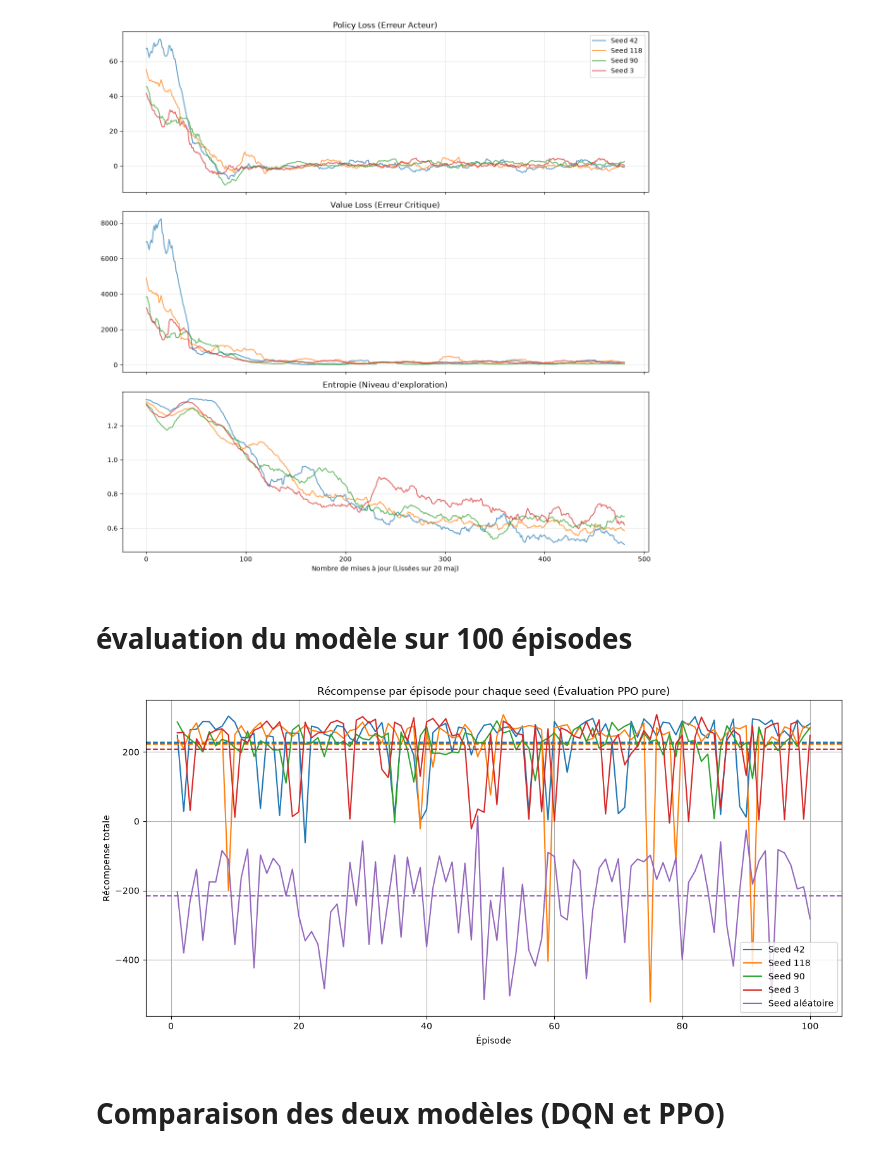
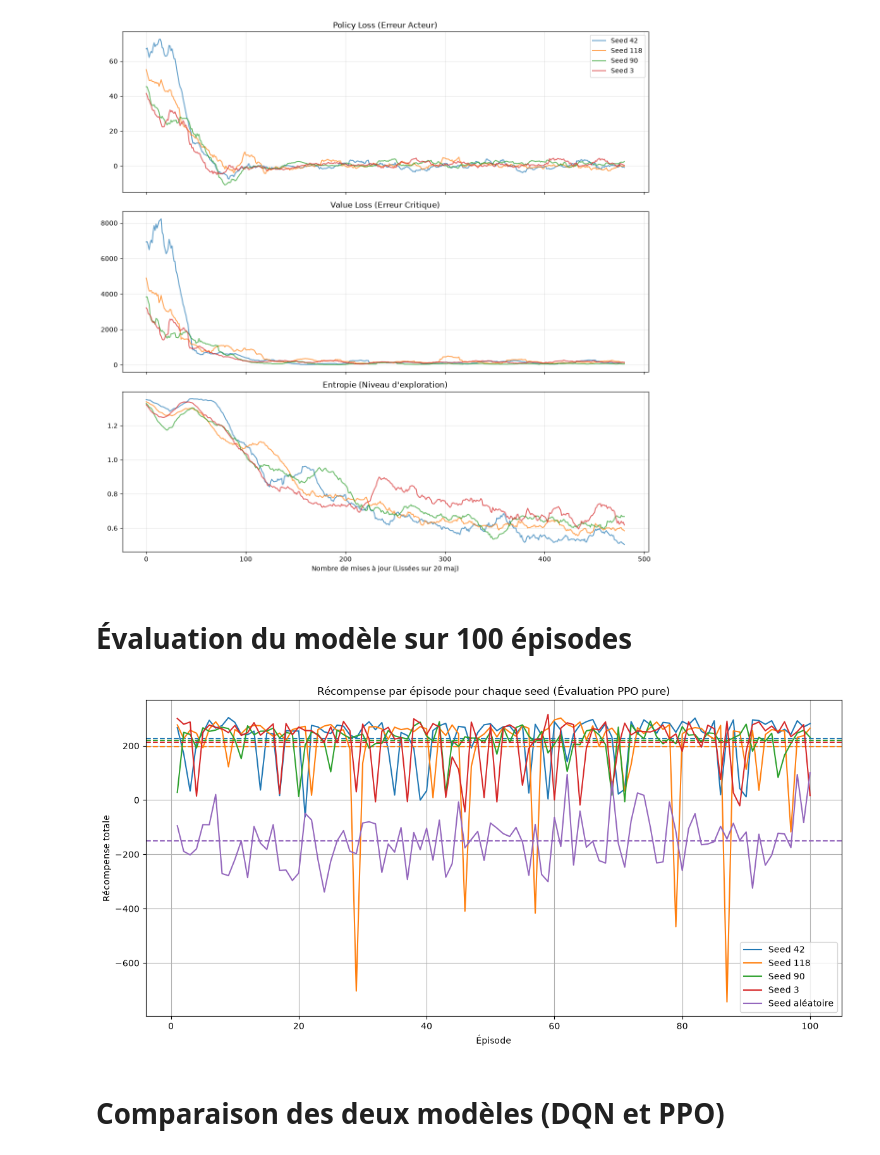
Before and after one commit to BastianHanart/Startrek, a Jupyter notebook: ppo.ipynb, the cells around one changed output. Saved outputs shown, nothing was run; the diff lists cells and outputs as text; code cells hidden in the pictures.

```diff
--- a/ppo.ipynb
+++ b/ppo.ipynb
@@ -636,7 +636,7 @@ plt.show()
 # %% [output]
 [figure]
 # %% [markdown]
-# évaluation du modèle sur 100 épisodes
+# Évaluation du modèle sur 100 épisodes
 # %%
 import os
 import torch
@@ -656,7 +656,7 @@ action_dim = env.action_space.n
 # agent aléatoire
 rewards_aleatoire = []
 for _ in range(eval_episodes):
-    state, info = env.reset(seed=42)
+    state, info = env.reset(seed=42 + episode)
     total_reward = 0
     done = False
     while not done:
@@ -673,6 +673,7 @@ episodes_aleatoire = list(range(1, eval_episodes + 1))
 plt.figure(figsize=(12, 6))
 
 for i, seed in enumerate(seeds):
+    env.reset(seed=seed)
     ppo_agent = PPOAgent(state_dim, action_dim)
     nom_fichier = os.path.join("PTH_PPO", f"lunarlander_ppo_{seed}.pth")
     ppo_agent.policy.load_state_dict(torch.load(nom_fichier))
@@ -699,34 +700,34 @@ for i, seed in enumerate(seeds):
             state = next_state
 
         rewards_ppo.append(total_reward)
 
     episodes_ppo = list(range(1, eval_episodes + 1))
 
 
     plt.plot(episodes_ppo, rewards_ppo, label=f"Seed {seed}", color=couleurs[i])
 
 
     mean_score = np.mean(rewards_ppo)
     plt.axhline(y=mean_score, color=couleurs[i], linestyle="--")
 
 
 plt.plot(episodes_aleatoire, rewards_aleatoire, label="Seed aléatoire", color='#9467bd')
 plt.axhline(y=np.mean(rewards_aleatoire), color='#9467bd', linestyle="--")
 
 
 plt.title("Récompense par épisode pour chaque seed (Évaluation PPO pure)")
 plt.xlabel("Épisode")
 plt.ylabel("Récompense totale")
 
 
 plt.legend(loc="lower right")
 plt.grid(True)
 plt.tight_layout()
 plt.show()
 
 env.close()
 # %% [output]
-[figure, old version]
+[figure, new version]
 # %% [markdown]
 # Comparaison des deux modèles (DQN et PPO)
 # %% [markdown]
```
Also changed, not shown: parts of 3 cells of this notebook.
